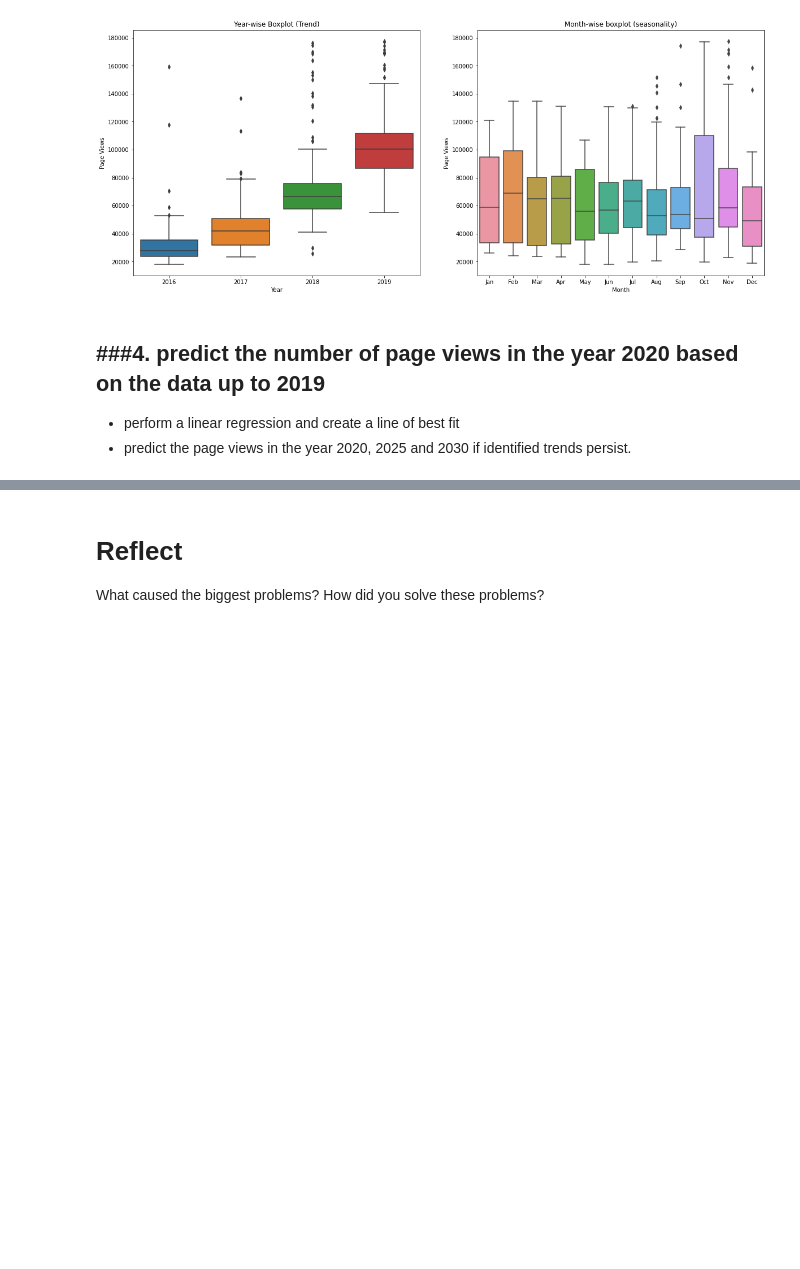
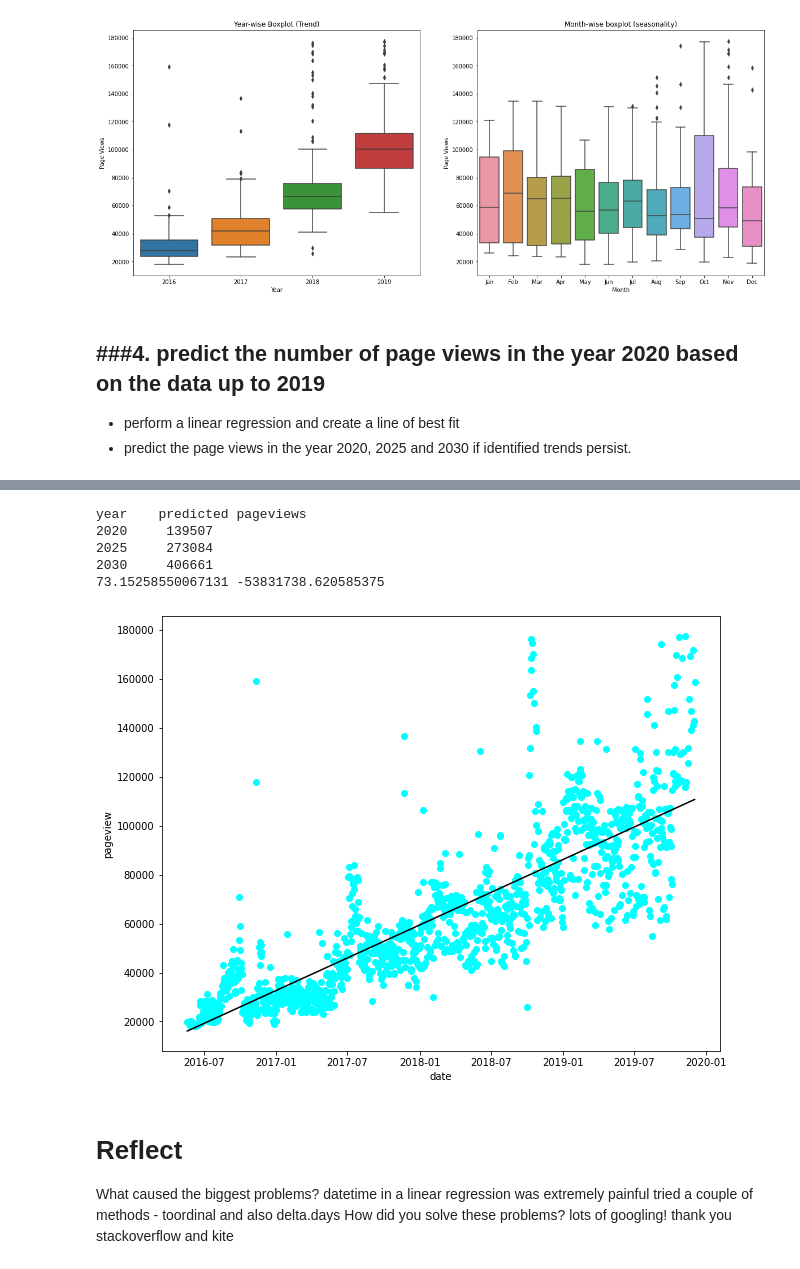
Before and after one commit to UnaRam/pythonFundamemtals, a Jupyter notebook: Una_Page_Views_Project.ipynb, the cells around one changed output, grey strips where cells are left out. Saved outputs shown, nothing was run; the diff lists cells and outputs as text; code cells hidden in the pictures; blank space fills up the shorter version.

```diff
--- a/Una_Page_Views_Project.ipynb
+++ b/Una_Page_Views_Project.ipynb
@@ -153,0 +366,18 @@ fig.show()
+# %%
+import datetime as dt
+print(df.head())
+
+data_df = df.copy()
+data_df['date'] = pd.to_datetime(data_df['date'])
+data_df['date']=data_df['date'].map(dt.datetime.toordinal)
+print(data_df.head())
+
+#must repeat the filtering
+#filtering
+ord_filt_max = data_df['pageviews'].quantile(0.975)
+ord_filt_min = data_df['pageviews'].quantile(0.025)
+print(ord_filt_max, ord_filt_min)
+ord_filter = ((ord_filt_min <= data_df['pageviews']) & (data_df['pageviews']<=ord_filt_max))
+# display(filter)
+ord_filtered_df = data_df[ord_filter] #apply the filter
+display(ord_filtered_df)
@@ -154,5 +451,53 @@ fig.show()
+# %%
+#from re import X
+
+
+def plot_regression_ord(df,slope, intercept):
+  # wee_df = df.reset_index() - don't bother
+  wee_df = df.copy()
+  y = wee_df['pageviews']
+  x_ord = wee_df['date']
+  x_date = x_ord.map(dt.datetime.fromordinal)  #to convert it back to date from ordinal
+
+  # #plot scatter of original data
+  plt.ylabel("pageview")
+  plt.xlabel("date")
+  plt.scatter(x_date,y, color="cyan")  #plt the date version of x
+
+  #best fit
+  print(slope, intercept)
+  plt.plot(x_date,slope*x_ord + intercept,color="black")
+  plt.show()
+  # plt.plot(pd.to_datetime(x), line, color="green", label="Fitted line") - from Phoebe
+
+  return
+
+
+def predict_outcome_ord(slope, intercept, year_to_predict):
+  predict_date = datetime.date(year_to_predict, 12, 31)
+  ord_date = predict_date.toordinal() #need to convert this to ordinal
+  # print("ord date for prediction\n",ord_date)
+  predicted = intercept + slope*ord_date #delta_date is datetime.timedelta and can just view the .days
+  return predicted
+
+
+print("year\tpredicted pageviews")
+for num in (2020,2025,2030):
+   print(num, "\t",round(predict_outcome_ord(ord_year_slope, ord_year_intercept, num)))
+
+plot_regression_ord(ord_filtered_df, ord_year_slope, ord_year_intercept)
+# %% [output]
+year    predicted pageviews
+2020     139507
+2025     273084
+2030     406661
+73.15258550067131 -53831738.620585375
+[figure, added]
 # %% [markdown]
 # Reflect
 
 What caused the biggest problems?
+datetime in a linear regression was extremely painful
+tried a couple of methods - toordinal and also delta.days
 How did you solve these problems?
+lots of googling! thank you stackoverflow and kite
```
Also changed, not shown: parts of 13 cells of this notebook.
